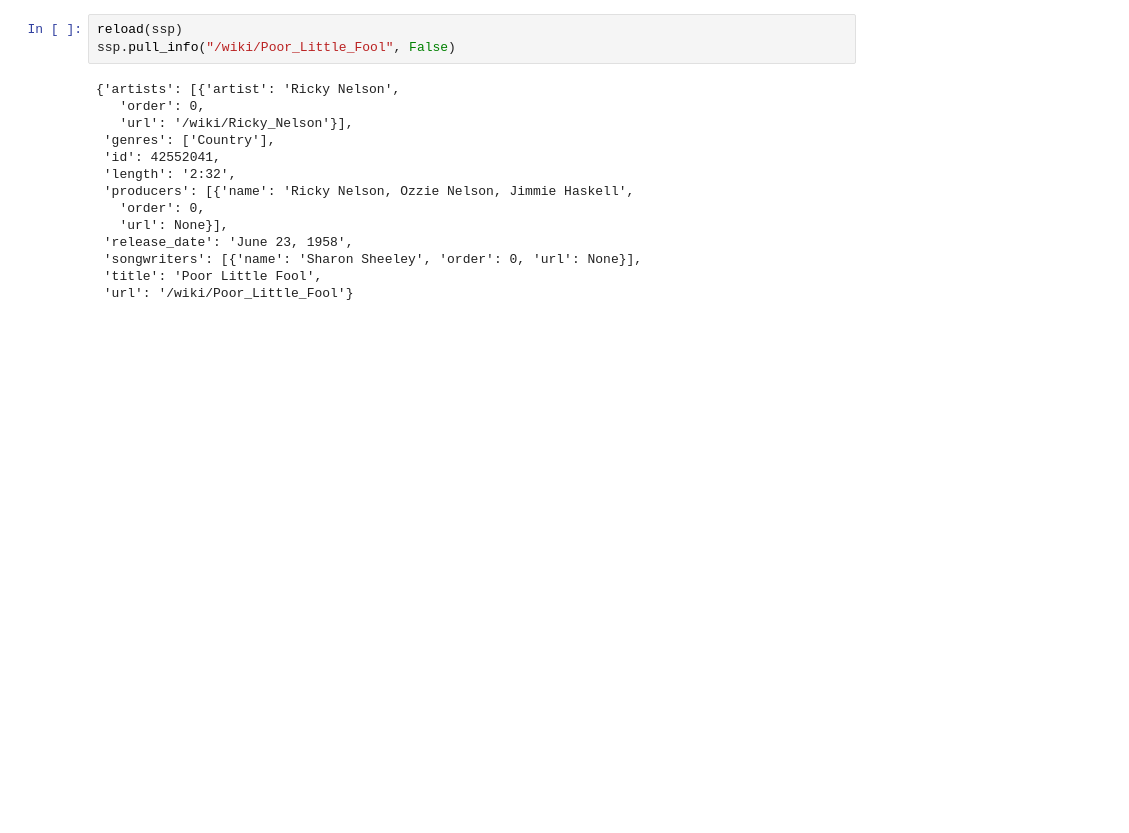
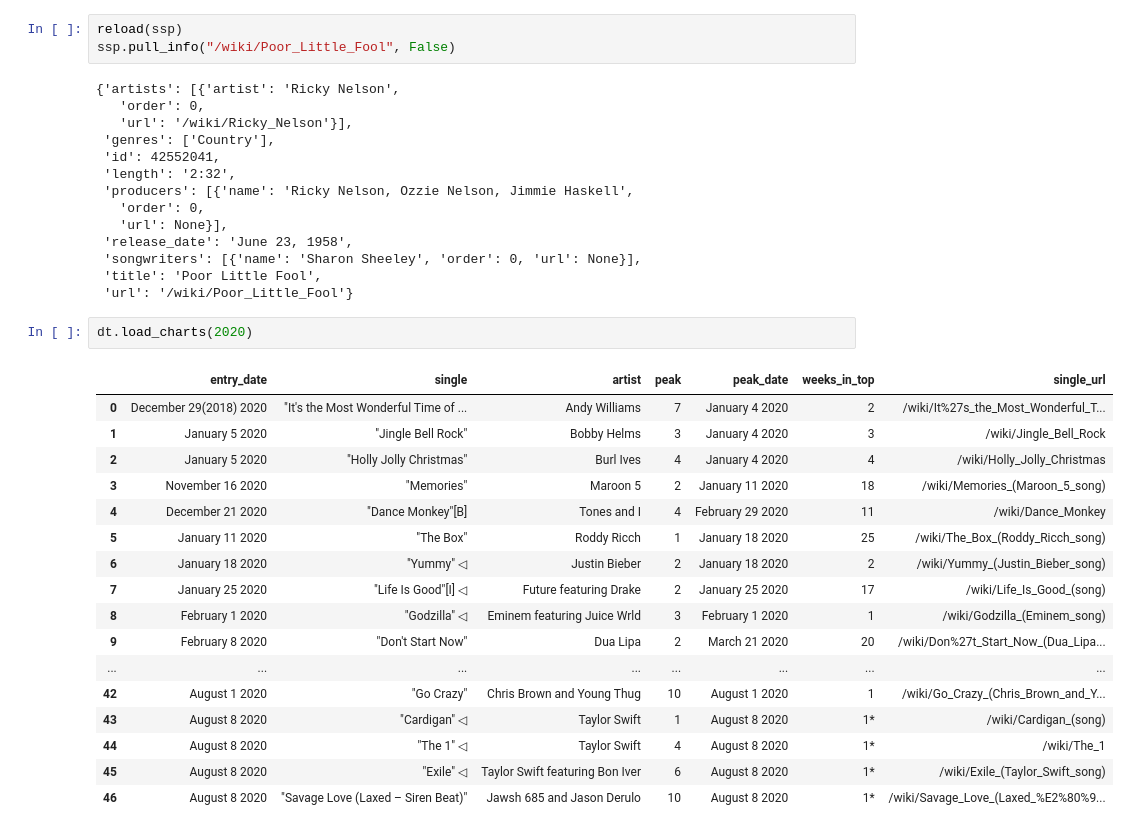
Before and after one commit to mangangreg/music-ind, a Jupyter notebook: src/notebooks/scrape_routine.ipynb, the cells around one changed output. Cells and saved outputs as stored; diff of their text form; blank space fills up the shorter version.

```diff
--- a/code/notebooks/scrape_routine.ipynb
+++ b/src/notebooks/scrape_routine.ipynb
@@ -396,3 +397,23 @@ ssp.pull_info("/wiki/Poor_Little_Fool", False)
  'songwriters': [{'name': 'Sharon Sheeley', 'order': 0, 'url': None}],
  'title': 'Poor Little Fool',
  'url': '/wiki/Poor_Little_Fool'}
+# %%
+dt.load_charts(2020)
+# %% [output]
+|  | entry_date | single | artist | peak | peak_date | weeks_in_top | single_url |
+| 0 | December 29(2018) 2020 | "It's the Most Wonderful Time of ... | Andy Williams | 7 | January 4 2020 | 2 | /wiki/It%27s_the_Most_Wonderful_T... |
+| 1 | January 5 2020 | "Jingle Bell Rock" | Bobby Helms | 3 | January 4 2020 | 3 | /wiki/Jingle_Bell_Rock |
+| 2 | January 5 2020 | "Holly Jolly Christmas" | Burl Ives | 4 | January 4 2020 | 4 | /wiki/Holly_Jolly_Christmas |
+| 3 | November 16 2020 | "Memories" | Maroon 5 | 2 | January 11 2020 | 18 | /wiki/Memories_(Maroon_5_song) |
+| 4 | December 21 2020 | "Dance Monkey"[B] | Tones and I | 4 | February 29 2020 | 11 | /wiki/Dance_Monkey |
+| 5 | January 11 2020 | "The Box" | Roddy Ricch | 1 | January 18 2020 | 25 | /wiki/The_Box_(Roddy_Ricch_song) |
+| 6 | January 18 2020 | "Yummy" ◁ | Justin Bieber | 2 | January 18 2020 | 2 | /wiki/Yummy_(Justin_Bieber_song) |
+| 7 | January 25 2020 | "Life Is Good"[I] ◁ | Future featuring Drake | 2 | January 25 2020 | 17 | /wiki/Life_Is_Good_(song) |
+| 8 | February 1 2020 | "Godzilla" ◁ | Eminem featuring Juice Wrld | 3 | February 1 2020 | 1 | /wiki/Godzilla_(Eminem_song) |
+| 9 | February 8 2020 | "Don't Start Now" | Dua Lipa | 2 | March 21 2020 | 20 | /wiki/Don%27t_Start_Now_(Dua_Lipa... |
+| ... | ... | ... | ... | ... | ... | ... | ... |
+| 42 | August 1 2020 | "Go Crazy" | Chris Brown and Young Thug | 10 | August 1 2020 | 1 | /wiki/Go_Crazy_(Chris_Brown_and_Y... |
+| 43 | August 8 2020 | "Cardigan" ◁ | Taylor Swift | 1 | August 8 2020 | 1* | /wiki/Cardigan_(song) |
+| 44 | August 8 2020 | "The 1" ◁ | Taylor Swift | 4 | August 8 2020 | 1* | /wiki/The_1 |
+| 45 | August 8 2020 | "Exile" ◁ | Taylor Swift featuring Bon Iver | 6 | August 8 2020 | 1* | /wiki/Exile_(Taylor_Swift_song) |
+| 46 | August 8 2020 | "Savage Love (Laxed – Siren Beat)" | Jawsh 685 and Jason Derulo | 10 | August 8 2020 | 1* | /wiki/Savage_Love_(Laxed_%E2%80%9... |
```
Also changed, not shown: parts of 5 cells of this notebook, 12 other files.
